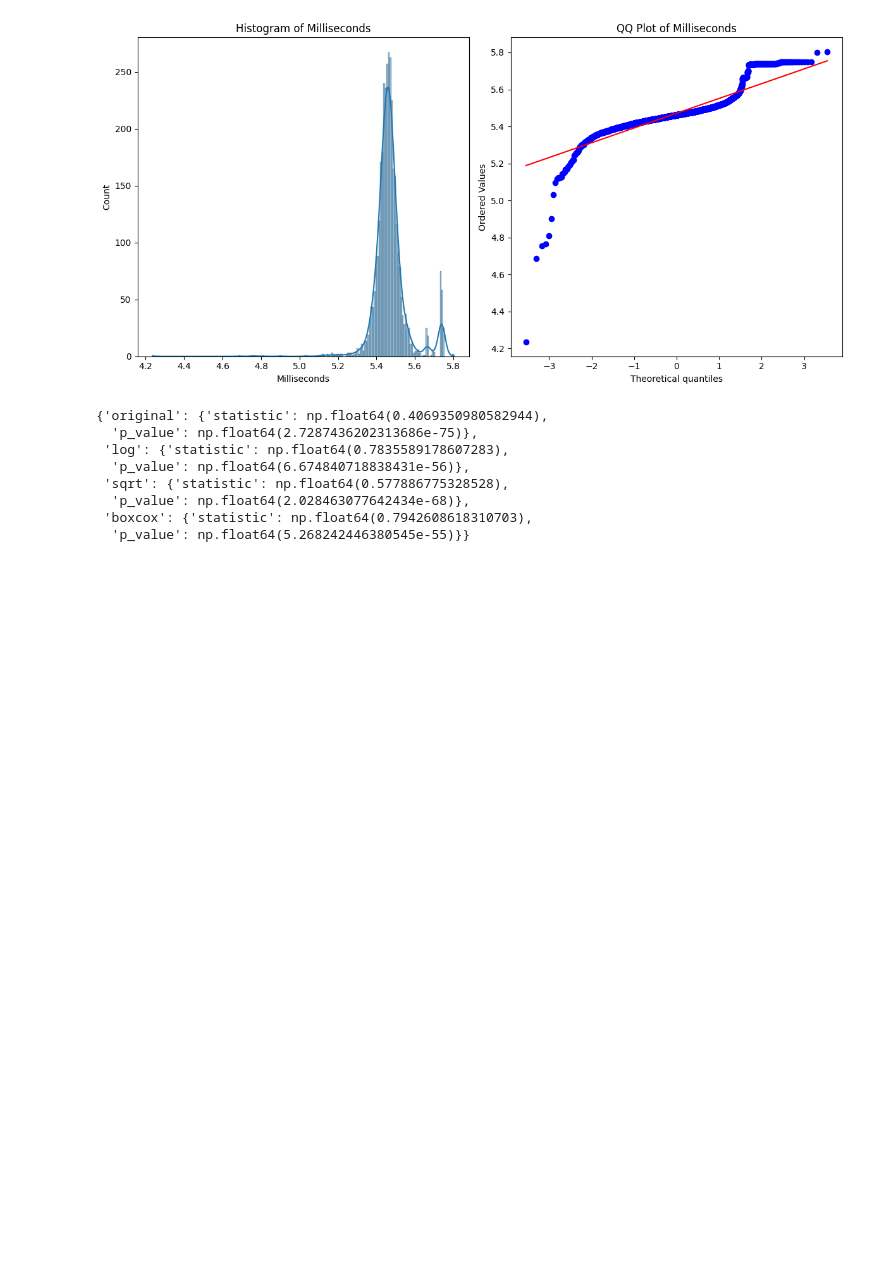
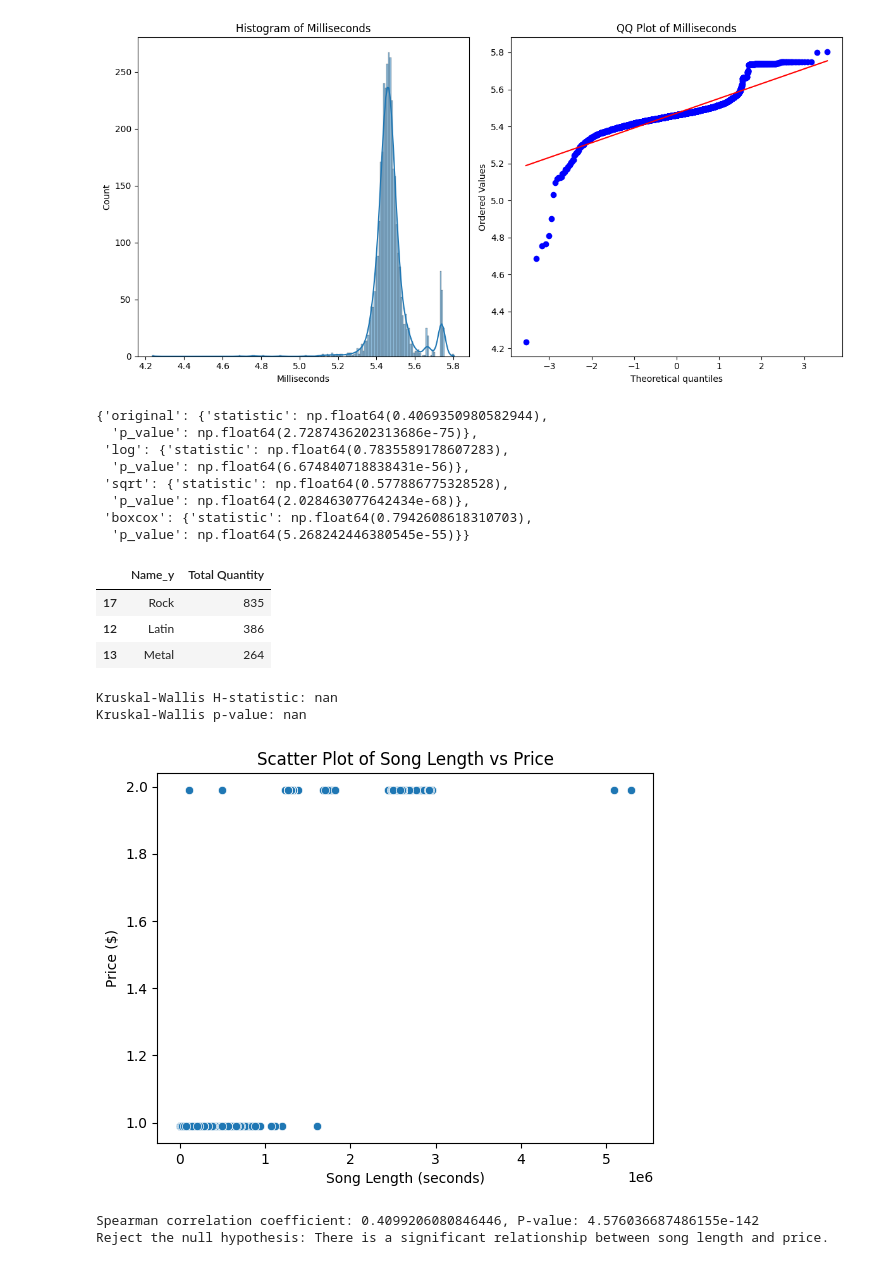
Before and after one commit to fahosseini79/Chinook_project, a Jupyter notebook: Final.ipynb, the cells around one changed output. Saved outputs shown, nothing was run; the diff lists cells and outputs as text; code cells hidden in the pictures; blank space fills up the shorter version.

Commit message:
Hypothesis Tests

```diff
--- a/Final.ipynb
+++ b/Final.ipynb
@@ -794,3 +794,63 @@ Best transformation for Milliseconds: boxcox (p_value = 0.0000)
   'p_value': np.float64(2.028463077642434e-68)},
  'boxcox': {'statistic': np.float64(0.7942608618310703),
   'p_value': np.float64(5.268242446380545e-55)}}
+# %%
+# Merge track and genre on GenreId
+merged_data = track.merge(genre, on='GenreId')
+merged_data_2 =invoiceline.merge(merged_data, on='TrackId')
+# Group by genre name and sum the quantity
+genre_quantity_counts = merged_data_2.groupby('Name_y')['Quantity'].sum().reset_index(name='Total Quantity')
+
+# Sort by the total quantity in descending order (optional)
+genre_quantity_counts = genre_quantity_counts.sort_values(by='Total Quantity', ascending=False)
+
+genre_quantity_counts.head(3)
+# %% [output]
+|  | Name_y | Total Quantity |
+| 17 | Rock | 835 |
+| 12 | Latin | 386 |
+| 13 | Metal | 264 |
+# %%
+# Calculate the total price per item
+merged_data_2['TotalPrice'] = merged_data_2['Quantity'] * merged_data_2['UnitPrice_y']
+
+# Grouping by genre and calculating mean price
+genre_price_means = merged_data_2.groupby('Name_y')['TotalPrice'].mean()
+
+# Creating separate data frames for each genre and extracting their prices
+genre1_prices = merged_data_2[merged_data_2['Name_y'] == 'Genre1']['TotalPrice']
+genre2_prices = merged_data_2[merged_data_2['Name_y'] == 'Genre2']['TotalPrice']
+genre3_prices = merged_data_2[merged_data_2['Name_y'] == 'Genre3']['TotalPrice']
+
+# Performing Kruskal-Wallis test
+kw_stat, kw_p = scipy.stats.kruskal(genre1_prices, genre2_prices, genre3_prices)
+print("Kruskal-Wallis H-statistic:", kw_stat)
+print("Kruskal-Wallis p-value:", kw_p)
+# %% [output]
+Kruskal-Wallis H-statistic: nan
+Kruskal-Wallis p-value: nan
+# %%
+
+# Visualize the data
+sns.scatterplot(x='Milliseconds', y='UnitPrice', data=track)
+plt.title('Scatter Plot of Song Length vs Price')
+plt.xlabel('Song Length (seconds)')
+plt.ylabel('Price ($)')
+plt.show()
+
+# Perform Spearman's rank correlation
+corr_coef, p_value = stats.spearmanr(track['Milliseconds'], track['UnitPrice'])
+
+# Output the results
+print(f"Spearman correlation coefficient: {corr_coef}, P-value: {p_value}")
+
+# Interpret the results
+alpha = 0.05
+if p_value < alpha:
+    print("Reject the null hypothesis: There is a significant relationship between song length and price.")
+else:
+    print("Fail to reject the null hypothesis: No significant relationship.")
+# %% [output]
+[figure, added]
+Spearman correlation coefficient: 0.4099206080846446, P-value: 4.576036687486155e-142
+Reject the null hypothesis: There is a significant relationship between song length and price.
```
Also changed, not shown: parts of 2 cells of this notebook.
